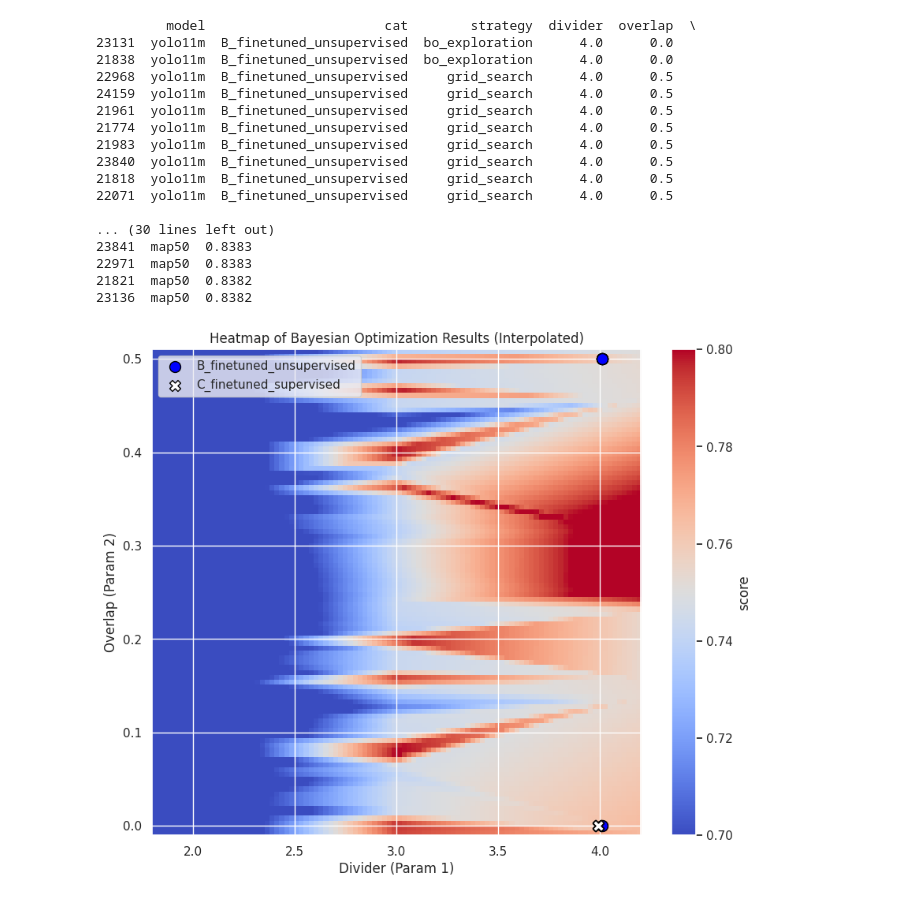
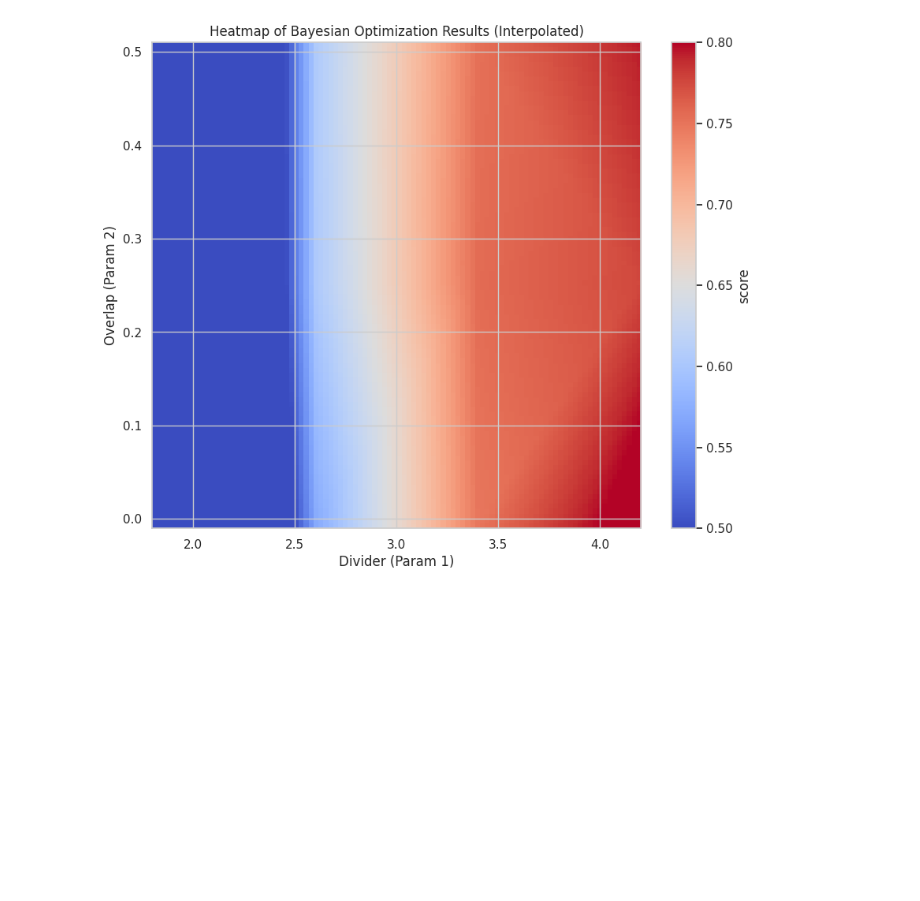
Before and after one commit to Niche-Lab/ant-detective, a Jupyter notebook: _5_eval-study2.ipynb, the cells around one changed output. Cells and saved outputs as stored; diff of their text form; code cells hidden in the pictures; blank space fills up the shorter version.

```diff
--- a/_5_eval-study2.ipynb
+++ b/_5_eval-study2.ipynb
@@ -198,0 +329,20 @@ data_grid_all = data_fig.query("met in ['map50', 'time_inference']").\
+# %%
+data_grid_all = data_fig.query("met in ['map50', 'time_inference']").\
+                   query("strategy != 'baseline'").\
+                       query("cat != 'A_unfinetuned'").\
+                          query("model == 'yolo11n'")
+# -0.125, 0.125 -> 0
+# 0.125, 0.375 -> 0.25
+# 0.375, 0.625 -> 0.5
+def convert_overlap(overlap):
+    if overlap < 0.125:
+        return 0
+    elif overlap < 0.375:
+        return 0.25
+    elif overlap < 0.625:
+        return 0.5
+def convert_divider(divider):
+    return round(divider)
+data_grid_all['overlap_cat'] = data_grid_all['overlap'].apply(convert_overlap)
+data_grid_all['divider_cat'] = data_grid_all['divider'].apply(convert_divider)
+data_grid_all
@@ -199,66 +363,51 @@ data_grid_all = data_fig.query("met in ['map50', 'time_inference']").\
 # %%
 from scipy.interpolate import griddata
 
-def plot_hpmap(data_grid, crange=(0.6, 0.9)):
+def plot_hpmap(data_grid, crange=(0.6, 0.9), x_jitter=.03):
     # Prepare data for interpolation
-    x = data_grid["divider"].values
-    y = data_grid["overlap"].values
+    x = data_grid["divider_cat"].values
+    y = data_grid["overlap_cat"].values
     z = data_grid["score"].values
     s = data_grid["strategy"].values
 
     # Create a regular grid for interpolation
     grid_x, grid_y = np.mgrid[min(x):max(x):100j, min(y):max(y):100j]
 
     # Interpolate the data
     grid_z = griddata((x, y), z, (grid_x, grid_y), method="linear")
 
     # Plotting the heatmap
     plt.figure(figsize=(10, 8))
     plt.imshow(
         grid_z.T,
         # extent=(min(x), max(x), min(y), max(y)),
         extent=(1.8, 4.2, -0.01, 0.51),
         origin="lower",
         aspect="auto",
         cmap="coolwarm",
     )
     plt.colorbar(label="score")
     # set uplimits of hue
     plt.clim(*crange)
     plt.xlabel("Divider (Param 1)")
     plt.ylabel("Overlap (Param 2)")
     plt.title("Heatmap of Bayesian Optimization Results (Interpolated)")
 
-    df_b = data_grid[data_grid["cat"] == "B_finetuned_unsupervised"]
-    df_b = df_b.sort_values(by="score", ascending=False).head(10)
-    print(df_b)
-    df_c = data_grid[data_grid["cat"] == "C_finetuned_supervised"]
-    df_c = df_c.sort_values(by="score", ascending=False).head(10)
-    print(df_c)
-    plt.scatter(df_b["divider"] + .01, df_b["overlap"],
-                color="blue", marker="o", label="B_finetuned_unsupervised", s=100, edgecolors='black')
-    plt.scatter(df_c["divider"] - .01, df_c["overlap"],
-                color="white", marker="X", label="C_finetuned_supervised", s=100, edgecolors='black')
-    plt.legend()
-    plt.show()
-
-plot_hpmap(data_grid_all.query("met == 'map50'"), (0.7, 0.8))
+    # df_b = data_grid[data_grid["cat"] == "B_finetuned_unsupervised"]
+    # df_b = data_grid[data_grid["strategy"] == "grid_search"]
+    # df_b = df_b.sort_values(by="score", ascending=False)
+    # # print(df_b)
+    # df_c = data_grid[data_grid["cat"] == "C_finetuned_supervised"]
+    # df_c = data_grid[data_grid["strategy"] == "grid_search"]
+    # df_c = df_c.sort_values(by="score", ascending=False)
+    # # print(df_c)
+    # plt.scatter(df_b["divider"] + x_jitter, df_b["overlap"],
+    #             color="blue", marker="o", label="bo_exploration", s=100, edgecolors='black')
+    # plt.scatter(df_c["divider"] - x_jitter, df_c["overlap"],
+    #             color="white", marker="X", label="grid_search", s=100, edgecolors='black')
+    # plt.legend()
+    return plt, grid_z
+plot, grid_map = plot_hpmap(data_grid_all.query("met == 'map50' and model == 'yolo11n'"), (0.5, 0.80))
+plot.savefig(Path("out") / "s2_hpmap_map50.png", dpi=300)
 # %% [output]
-         model                       cat        strategy  divider  overlap  \
-23131  yolo11m  B_finetuned_unsupervised  bo_exploration      4.0      0.0
-21838  yolo11m  B_finetuned_unsupervised  bo_exploration      4.0      0.0
-22968  yolo11m  B_finetuned_unsupervised     grid_search      4.0      0.5
-24159  yolo11m  B_finetuned_unsupervised     grid_search      4.0      0.5
-21961  yolo11m  B_finetuned_unsupervised     grid_search      4.0      0.5
-21774  yolo11m  B_finetuned_unsupervised     grid_search      4.0      0.5
-21983  yolo11m  B_finetuned_unsupervised     grid_search      4.0      0.5
-23840  yolo11m  B_finetuned_unsupervised     grid_search      4.0      0.5
-21818  yolo11m  B_finetuned_unsupervised     grid_search      4.0      0.5
-22071  yolo11m  B_finetuned_unsupervised     grid_search      4.0      0.5
-
-... (30 lines left out)
-23841  map50  0.8383
-22971  map50  0.8383
-21821  map50  0.8382
-23136  map50  0.8382
-[figure, old version]
+[figure, new version]
```
Also changed, not shown: parts of 17 cells of this notebook, 13 other files.
